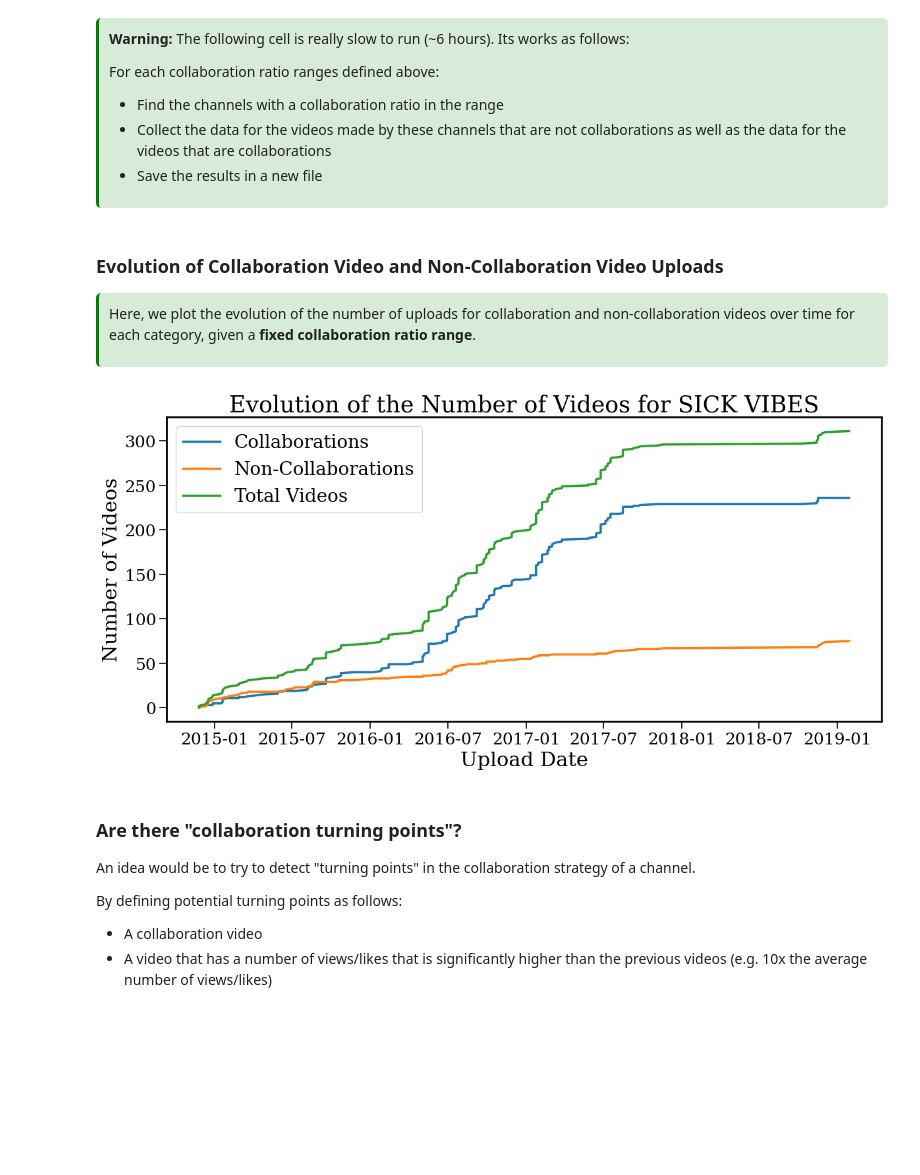
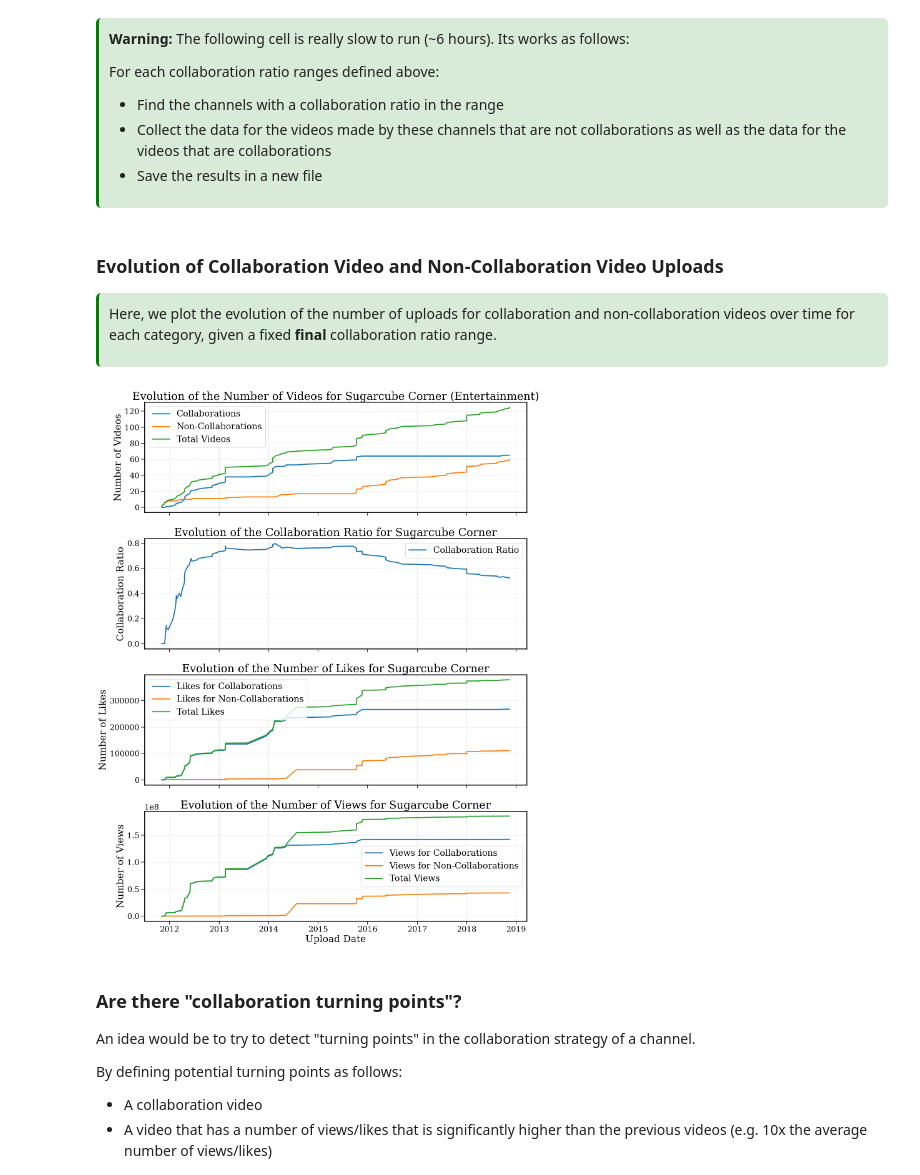
Before and after one commit to epfl-ada/ada-2024-project-tropicaltoucansinsight, a Jupyter notebook: collaborations.ipynb, the cells around one changed output. Drawn from its saved outputs; the diff is of its cells as text; code cells hidden in the pictures; blank space fills up the shorter version.

```diff
--- a/collaborations.ipynb
+++ b/collaborations.ipynb
@@ -608,7 +750,7 @@ For each collaboration ratio ranges defined above:
 
 <div style="background-color: #D8EAD8; border-left:3px solid green; padding: 10px; border-radius: 5px;">
 
-Here, we plot the evolution of the number of uploads for collaboration and non-collaboration videos over time for each category, given a **fixed collaboration ratio range**.
+Here, we plot the evolution of the number of uploads for collaboration and non-collaboration videos over time for each category, given a fixed **final** collaboration ratio range.
 
 </div>
 # %%
@@ -641,7 +783,7 @@ new_order = ['name_cc', 'title', 'collaboration', 'view_count', 'like_count', 'd
 df_collab_ratio_range = df_collab_ratio_range[new_order]
 # %%
 # Sample a channel_id
-channel_id1 = df_collab_ratio_range["channel_id"].sample(1).values[0]
+channel_id1 = np.random.choice(df_collab_ratio_range["channel_id"].unique(), 1)[0]
 
 # Get the channel_name
 channel_name1 = df_collab_ratio_range[df_collab_ratio_range["channel_id"] == channel_id1]["name_cc"].values[0]
@@ -656,19 +798,57 @@ df_channel_id1 = df_channel_id1.sort_values("upload_date").reset_index(drop=True
 df_channel_id1["cumulative_collaborations"] = df_channel_id1["collaboration"].cumsum()
 df_channel_id1["cumulative"] = range(1, df_channel_id1.shape[0] + 1)
 df_channel_id1["cumulative_non_collaborations"] = df_channel_id1["cumulative"] - df_channel_id1["cumulative_collaborations"]
+
+# Compute the cumulative number of likes
+df_channel_id1["cumulative_likes"] = df_channel_id1["like_count"].cumsum()
+df_channel_id1["cumulative_likes_collaborations"] = (df_channel_id1["like_count"] * df_channel_id1["collaboration"]).cumsum()
+df_channel_id1["cumulative_likes_non_collaborations"] = df_channel_id1["cumulative_likes"] - df_channel_id1["cumulative_likes_collaborations"]
+
+# Compute the cumulative number of views
+df_channel_id1["cumulative_views"] = df_channel_id1["view_count"].cumsum()
+df_channel_id1["cumulative_views_collaborations"] = (df_channel_id1["view_count"] * df_channel_id1["collaboration"]).cumsum()
+df_channel_id1["cumulative_views_non_collaborations"] = df_channel_id1["cumulative_views"] - df_channel_id1["cumulative_views_collaborations"]
+
+# Compute the collaboration ratio over time
+df_channel_id1["collaboration_ratio"] = df_channel_id1["cumulative_collaborations"] / df_channel_id1["cumulative"]
 # %%
-# Plot the evolution of the number of uploads for collaboration and non-collaboration videos over time for the sampled channel_id
-plt.figure(figsize=(14, 6))
-plt.plot(df_channel_id1["upload_date"], df_channel_id1["cumulative_collaborations"], label="Collaborations")
-plt.plot(df_channel_id1["upload_date"], df_channel_id1["cumulative_non_collaborations"], label="Non-Collaborations")
-plt.plot(df_channel_id1["upload_date"], df_channel_id1["cumulative"], label="Total Videos")
-plt.xlabel("Upload Date")
-plt.ylabel("Number of Videos")
-plt.title(f"Evolution of the Number of Videos for {channel_name1}", fontsize=25)
-plt.legend()
+fig, axes = plt.subplots(4, 1, figsize=(14, 18), sharex=True)
+
+# Plot the evolution of the number of videos for the channel_id
+axes[0].plot(df_channel_id1["upload_date"], df_channel_id1["cumulative_collaborations"], label="Collaborations")
+axes[0].plot(df_channel_id1["upload_date"], df_channel_id1["cumulative_non_collaborations"], label="Non-Collaborations")
+axes[0].plot(df_channel_id1["upload_date"], df_channel_id1["cumulative"], label="Total Videos")
+axes[0].set_ylabel("Number of Videos")
+axes[0].set_title(f"Evolution of the Number of Videos for {channel_name1} ({channel_category1})", fontsize=25)
+
+# Plot the collaboration ratio evolution
+axes[1].plot(df_channel_id1["upload_date"], df_channel_id1["collaboration_ratio"], label="Collaboration Ratio")
+axes[1].set_ylabel("Collaboration Ratio")
+axes[1].set_title(f"Evolution of the Collaboration Ratio for {channel_name1}", fontsize=25)
+
+# Plot the evolution of the number of likes for the channel_id
+axes[2].plot(df_channel_id1["upload_date"], df_channel_id1["cumulative_likes_collaborations"], label="Likes for Collaborations")
+axes[2].plot(df_channel_id1["upload_date"], df_channel_id1["cumulative_likes_non_collaborations"], label="Likes for Non-Collaborations")
+axes[2].plot(df_channel_id1["upload_date"], df_channel_id1["cumulative_likes"], label="Total Likes")
+axes[2].set_ylabel("Number of Likes")
+axes[2].set_title(f"Evolution of the Number of Likes for {channel_name1}", fontsize=25)
+
+# Plot the evolution of the number of views for the channel_id
+axes[3].plot(df_channel_id1["upload_date"], df_channel_id1["cumulative_views_collaborations"], label="Views for Collaborations")
+axes[3].plot(df_channel_id1["upload_date"], df_channel_id1["cumulative_views_non_collaborations"], label="Views for Non-Collaborations")
+axes[3].plot(df_channel_id1["upload_date"], df_channel_id1["cumulative_views"], label="Total Views")
+axes[3].set_xlabel("Upload Date")
+axes[3].set_ylabel("Number of Views")
+axes[3].set_title(f"Evolution of the Number of Views for {channel_name1}", fontsize=25)
+
+for ax in axes:
+    ax.legend()
+    ax.grid(True, alpha=0.3)
+
+plt.tight_layout()
 plt.show()
 # %% [output]
-[figure, old version]
+[figure, new version]
 # %% [markdown]
 ### Are there "collaboration turning points"?
 
```
Also changed, not shown: parts of 22 cells of this notebook.
